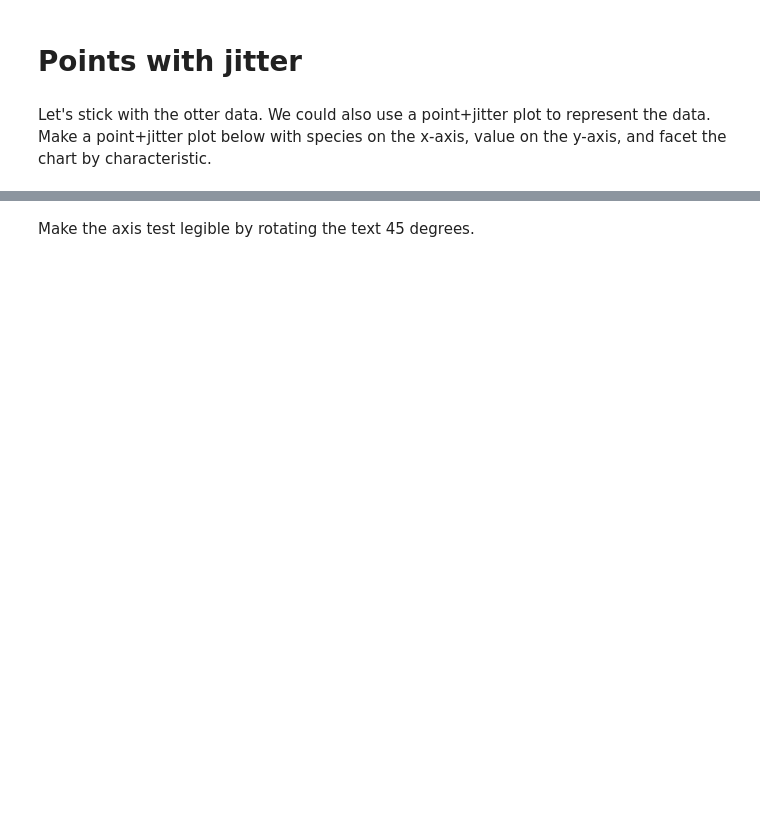
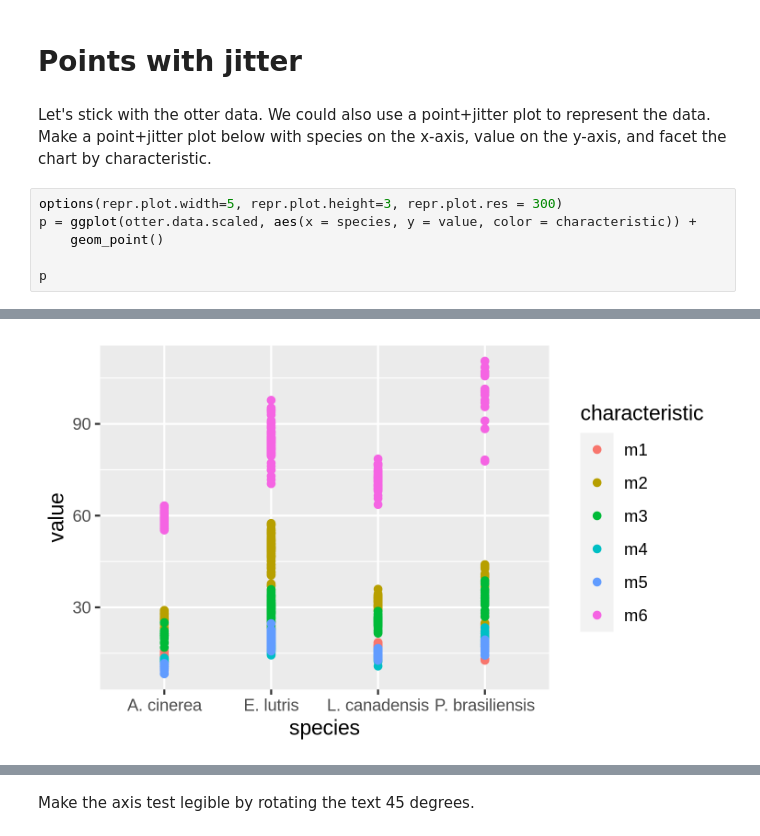
Before and after one commit to yzeffect/BIOS512, a Jupyter notebook: BIOS512 ICE/BIOS512 ICE05_01 geom_practice.ipynb, the cells around one changed output, grey strips where cells are left out. Cells and saved outputs as stored; diff of their text form; blank space fills up the shorter version.

```diff
--- a/BIOS512 ICE/BIOS512 ICE05_01 geom_practice.ipynb
+++ b/BIOS512 ICE/BIOS512 ICE05_01 geom_practice.ipynb
@@ -84,3 +90,10 @@ p
 # Points with jitter
 # %% [markdown]
 Let's stick with the otter data. We could also use a point+jitter plot to represent the data. Make a point+jitter plot below with species on the x-axis, value on the y-axis, and facet the chart by characteristic.
+# %%
+options(repr.plot.width=5, repr.plot.height=3, repr.plot.res = 300)
+p = ggplot(otter.data.scaled, aes(x = species, y = value, color = characteristic)) +
+    geom_point()
+
+p
+# %% [output]
@@ -86,0 +102 @@ Let's stick with the otter data. We could also use a point+jitter plot to repres
+[figure, added]
```
Also changed, not shown: parts of 11 cells of this notebook, 1 other file.
